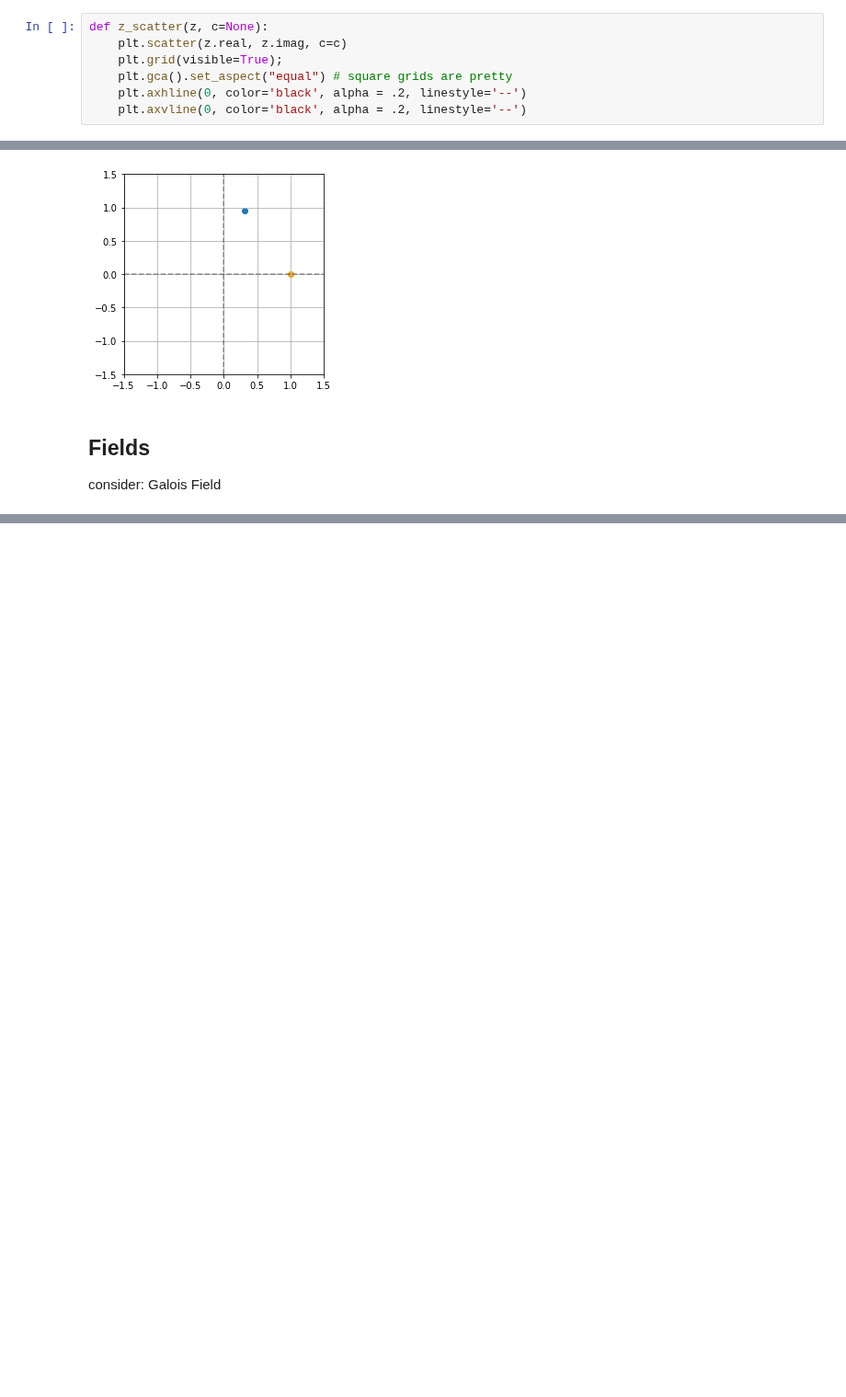
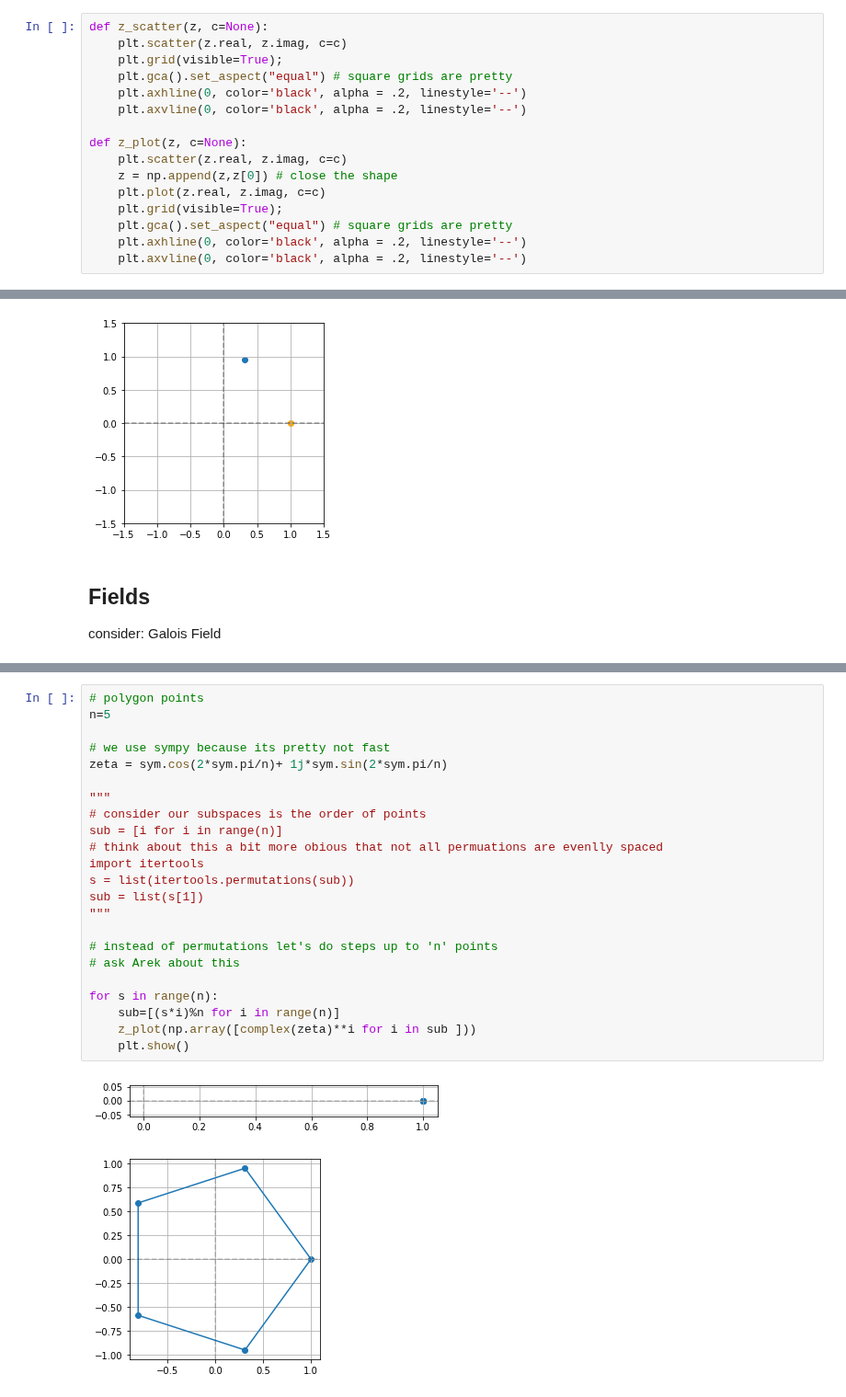
Before and after one commit to fractalclockwork/Math725, a Jupyter notebook: Exercises/Math725_exercises.ipynb, the cells around one changed output, grey strips where cells are left out. Shown at 92% size. Drawn from its saved outputs; the diff is of its cells as text; blank space fills up the shorter version.

```diff
--- a/Exercises/Math725_exercises.ipynb
+++ b/Exercises/Math725_exercises.ipynb
@@ -17,6 +17,15 @@ def z_scatter(z, c=None):
     plt.gca().set_aspect("equal") # square grids are pretty
     plt.axhline(0, color='black', alpha = .2, linestyle='--')
     plt.axvline(0, color='black', alpha = .2, linestyle='--')
+
+def z_plot(z, c=None):
+    plt.scatter(z.real, z.imag, c=c)
+    z = np.append(z,z[0]) # close the shape
+    plt.plot(z.real, z.imag, c=c)
+    plt.grid(visible=True);
+    plt.gca().set_aspect("equal") # square grids are pretty
+    plt.axhline(0, color='black', alpha = .2, linestyle='--')
+    plt.axvline(0, color='black', alpha = .2, linestyle='--')
 # %% [markdown]
 ## Ex 0.0
 $i^2=-1$
@@ -72,0 +104,26 @@ consider: Hilbert Space
+# %%
+# polygon points
+n=5
+
+# we use sympy because its pretty not fast
+zeta = sym.cos(2*sym.pi/n)+ 1j*sym.sin(2*sym.pi/n)
+
+"""
+# consider our subspaces is the order of points
+sub = [i for i in range(n)]
+# think about this a bit more obious that not all permuations are evenlly spaced
+import itertools
+s = list(itertools.permutations(sub))
+sub = list(s[1])
+"""
+
+# instead of permutations let's do steps up to 'n' points
+# ask Arek about this
+
+for s in range(n):
+    sub=[(s*i)%n for i in range(n)]
+    z_plot(np.array([complex(zeta)**i for i in sub ]))
+    plt.show()
+# %% [output]
+[figure, added]
+[figure, added]
```
Also changed, not shown: parts of 6 cells of this notebook, 1 other file.
